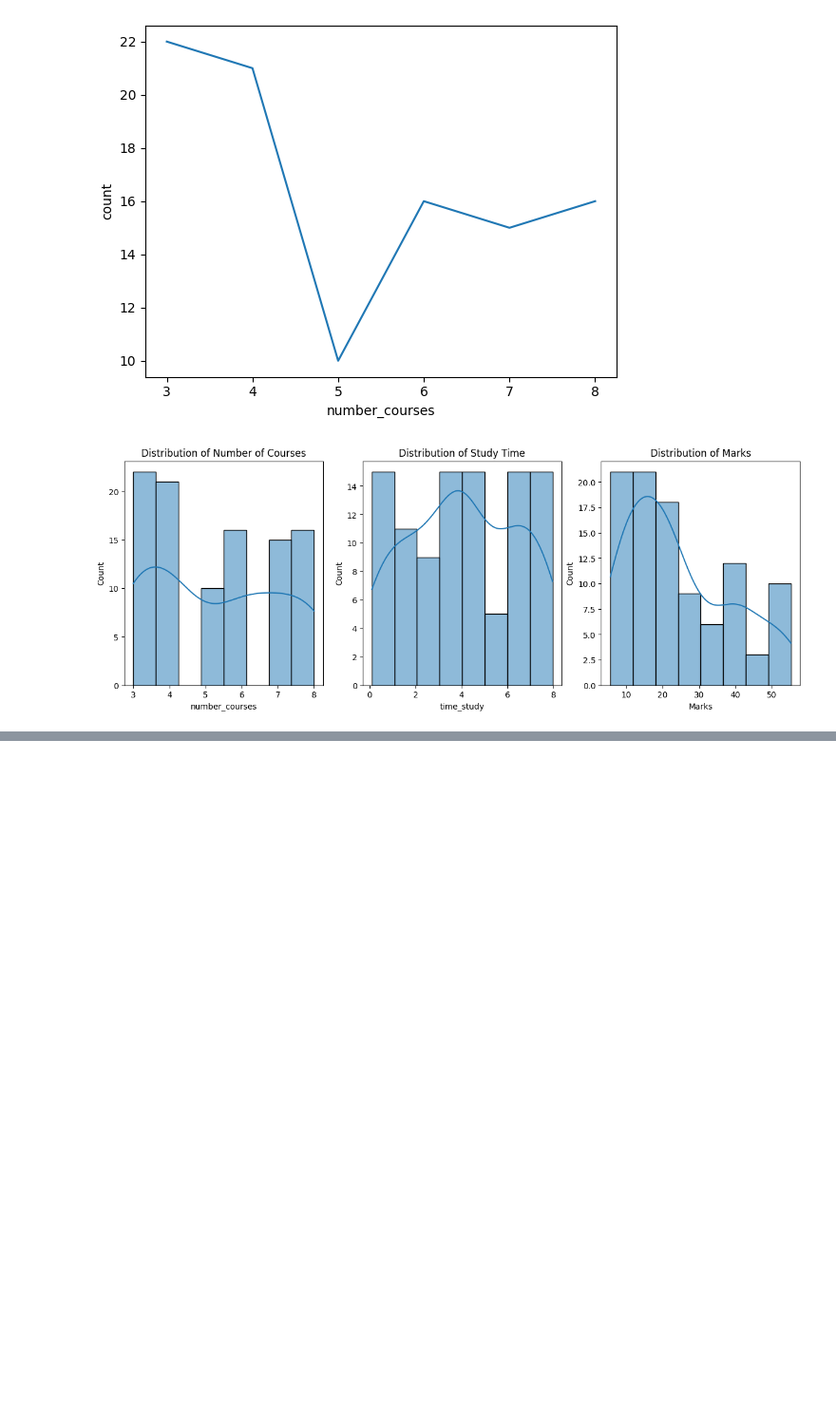
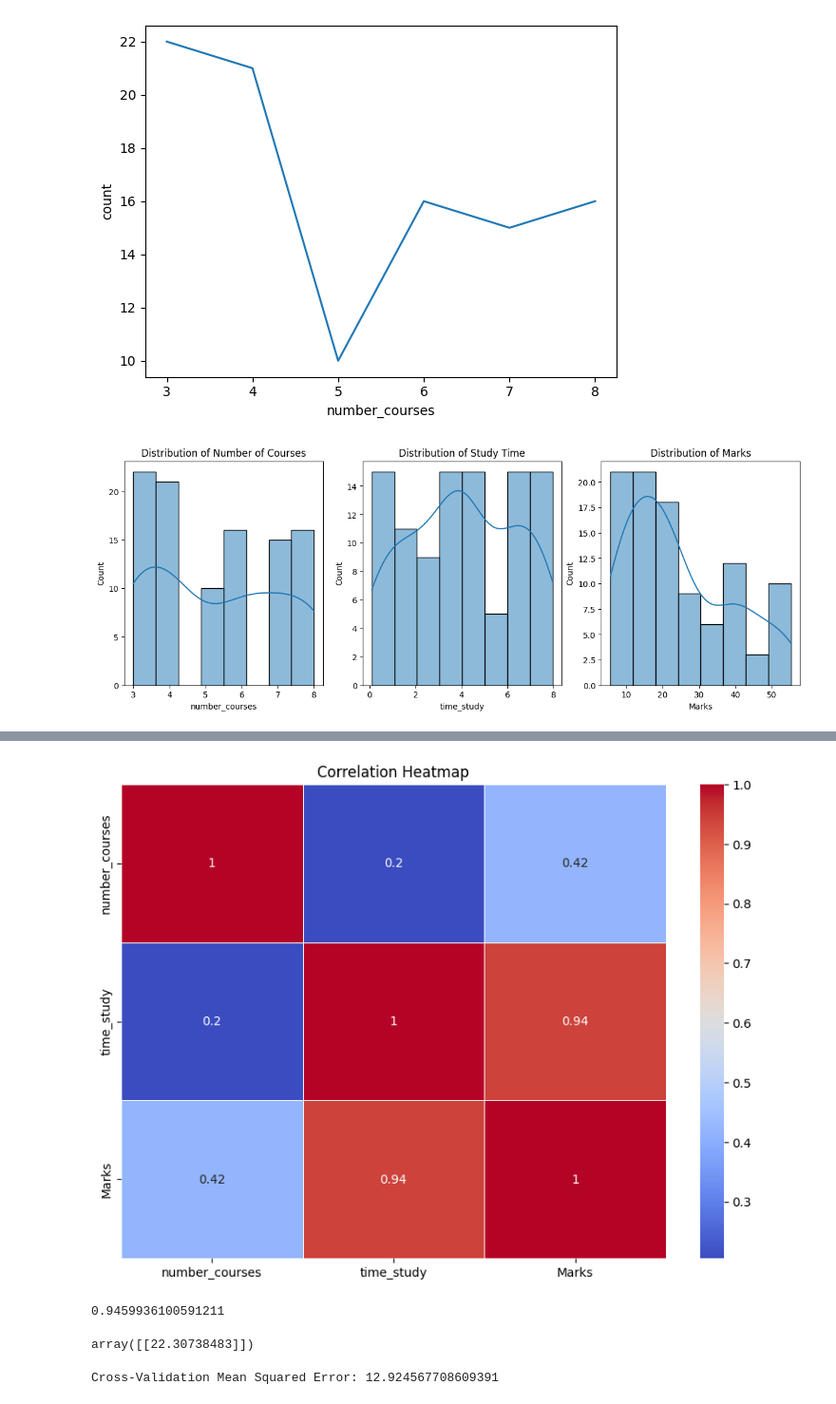
Before and after one commit to Saravanan-20G/Machine-Learning, a Jupyter notebook: Regression/Student Marks Prediction.ipynb, the cells around one changed output, grey strips where cells are left out. Shown at 95% size. Cells and saved outputs as stored; diff of their text form; code cells hidden in the pictures; blank space fills up the shorter version.

```diff
--- a/Regression/Student Marks Prediction.ipynb
+++ b/Regression/Student Marks Prediction.ipynb
@@ -77,0 +105,7 @@ plt.show()
+# %%
+plt.figure(figsize=(10, 7))
+sns.heatmap(df.corr(), annot=True, cmap='coolwarm', linewidths=0.5)
+plt.title('Correlation Heatmap')
+plt.show()
+# %% [output]
+[figure, added]
@@ -77,0 +121,20 @@ plt.show()
+# %%
+model=LinearRegression()
+model.fit(x_train,y_train)
+model.score(x_test,y_test)
+# %% [output]
+0.9459936100591211
+# %%
+features=np.array([[4.508,3]])
+model.predict(features)
+# %% [output]
+array([[22.30738483]])
+# %%
+from sklearn.model_selection import cross_val_score
+
+# Assuming rf is your model
+scores = cross_val_score(model, x, y, cv=5, scoring='neg_mean_squared_error')
+mean_score = -scores.mean()
+print(f"Cross-Validation Mean Squared Error: {mean_score}")
+# %% [output]
+Cross-Validation Mean Squared Error: 12.924567708609391
```
Also changed, not shown: parts of 5 cells of this notebook.
